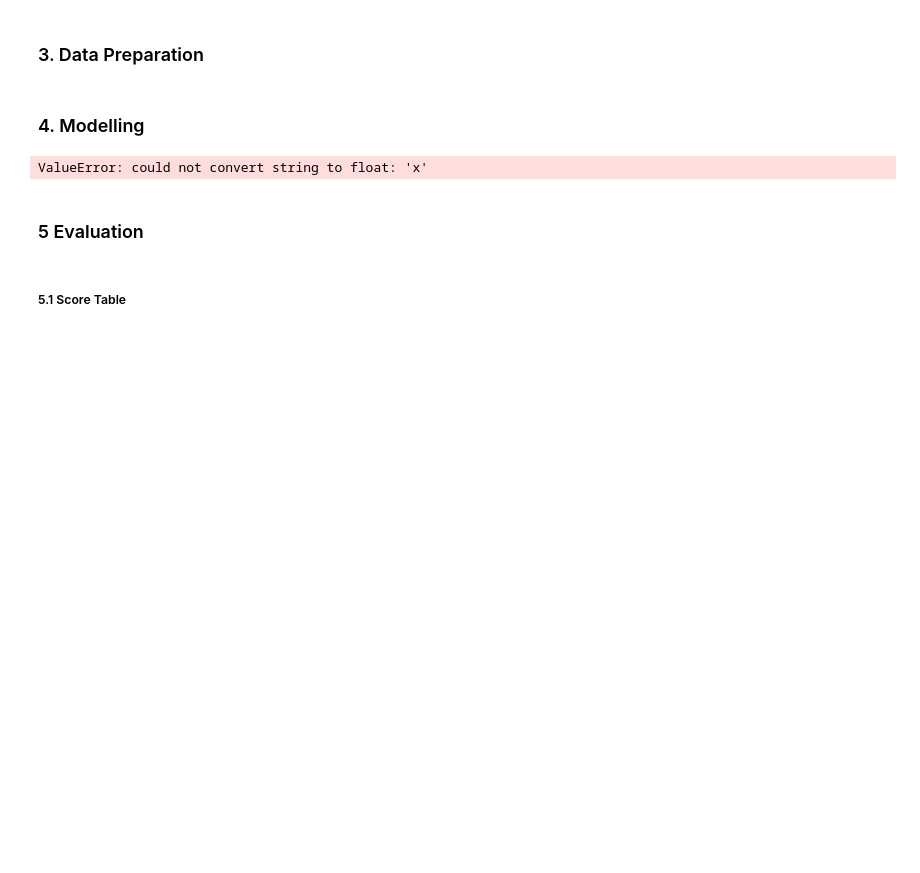
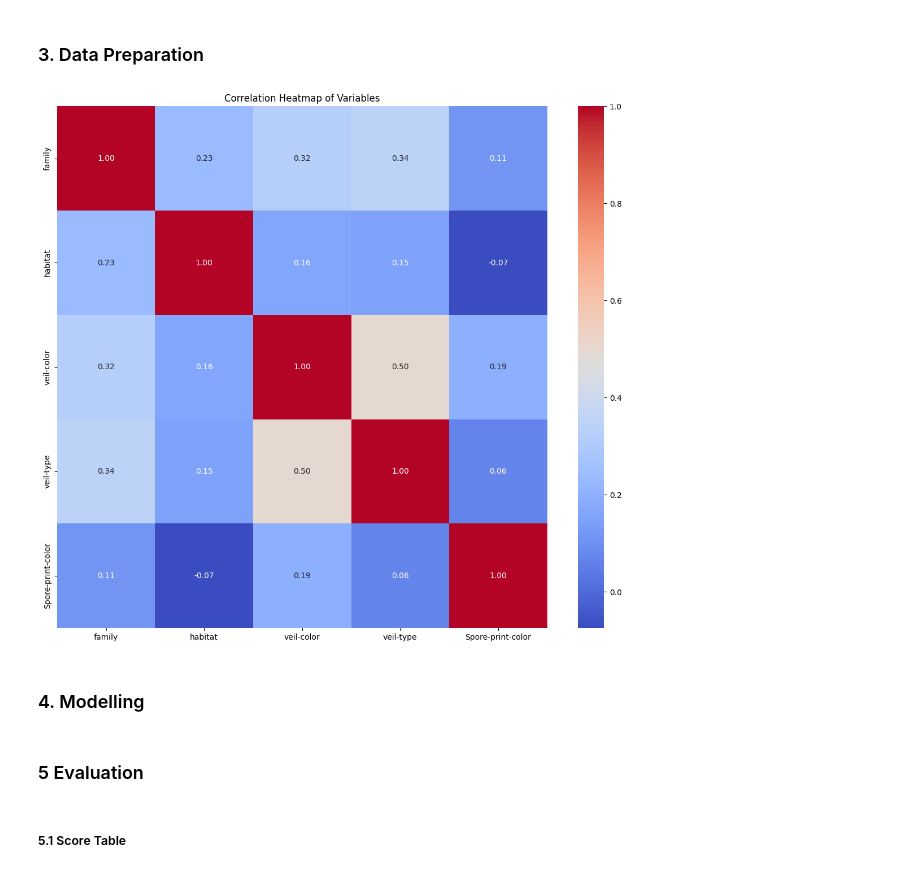
Before and after one commit to AlexDarigan/mtg-rest, a Jupyter notebook: notebooks/3 K Nearest Neighbour/KNN.ipynb, the cells around one changed output. Cells and saved outputs as stored; diff of their text form; code cells hidden in the pictures; blank space fills up the shorter version.

```diff
--- a/notebooks/3 K Nearest Neighbour/KNN.ipynb
+++ b/notebooks/3 K Nearest Neighbour/KNN.ipynb
@@ -262,3 +184,40 @@ X_train, X_test, y_train, y_test = train_test_split(X, y, test_size=0.2, random_
+# %%
+from sklearn.model_selection import train_test_split
+from sklearn.preprocessing import LabelEncoder, StandardScaler
+import matplotlib.pyplot as plt
+import seaborn as sns
+
+family_names = data["family"].unique()
+data = data[["family", "habitat", "veil-color", "veil-type", "Spore-print-color"]]
+
+# Label encoding the categorial variables
+encoders = {}
+for column in data.columns:
+    encoders[column] = LabelEncoder()
+    data[column] = encoders[column].fit_transform(data[column])
+
+correlation_matrix = data.corr()
+
+# Create the heatmap
+plt.figure(figsize=(14, 12))
+sns.heatmap(correlation_matrix, annot=True, cmap='coolwarm', fmt=".2f")
+plt.title('Correlation Heatmap of Variables')
+plt.show()
+
+# # Split the data into features and target
+X = data.drop('family', axis=1)
+y = data['family']
+
+# # Split the data into training and testing sets
+X_train, X_test, y_train, y_test = train_test_split(X, y, test_size=0.6, random_state=42)
+
+
+# # Scaling the features
+scaler = StandardScaler()
+X_train = scaler.fit_transform(X_train)
+X_test = scaler.transform(X_test)
+# %% [output]
+[figure, added]
 # %% [markdown]
 ### 4. Modelling
 # %%
@@ -266,15 +225,12 @@ X_train, X_test, y_train, y_test = train_test_split(X, y, test_size=0.2, random_
 from sklearn.neighbors import KNeighborsClassifier, KNeighborsRegressor
 
 # Implement the KNN algorithm
-# knn_model = KNeighborsClassifier(n_neighbors=1)
-knn_model = KNeighborsRegressor(n_neighbors=3)
+knn_model = KNeighborsClassifier(n_neighbors=1)
 
 # Train the KNN model
 knn_model.fit(X_train, y_train)
 
 y_pred = knn_model.predict(X_test)
-# %% [output]
-ValueError: could not convert string to float: 'x'
 # %% [markdown]
 ### 5 Evaluation
 # %% [markdown]
```
Also changed, not shown: parts of 10 cells of this notebook.
